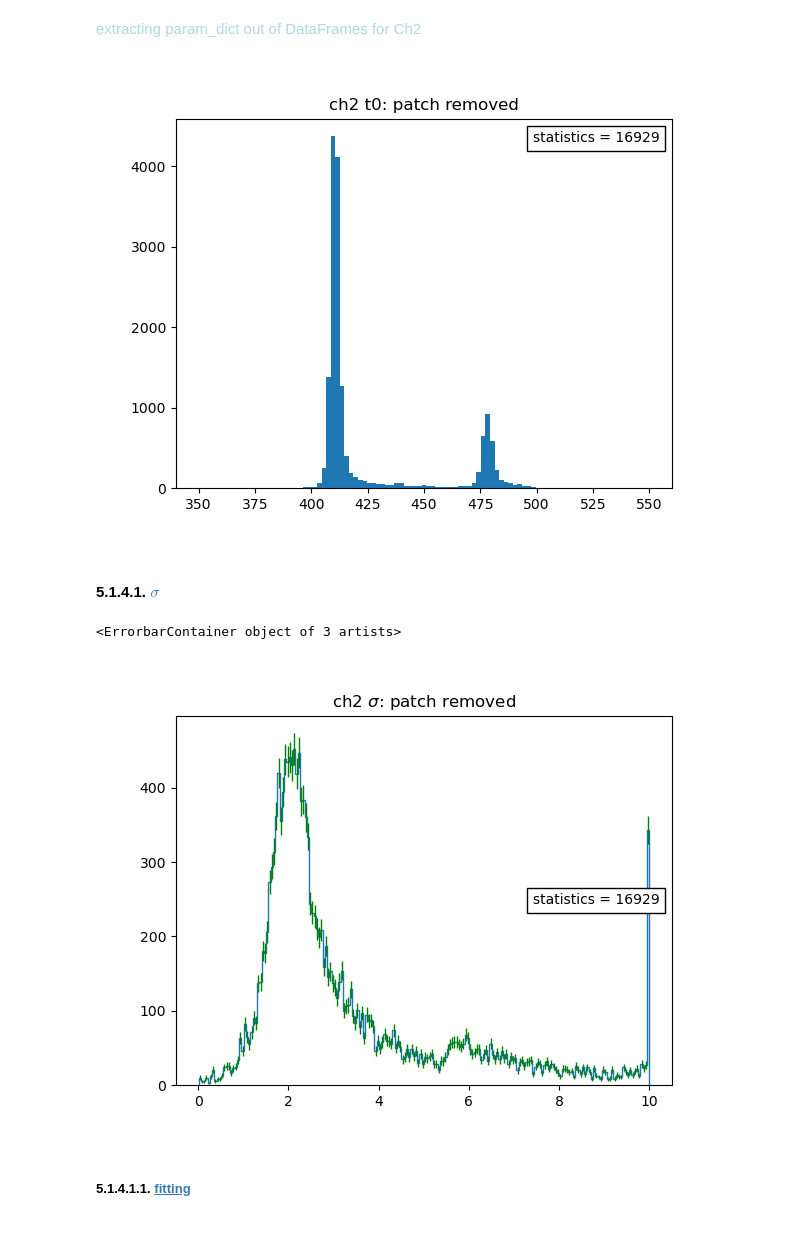
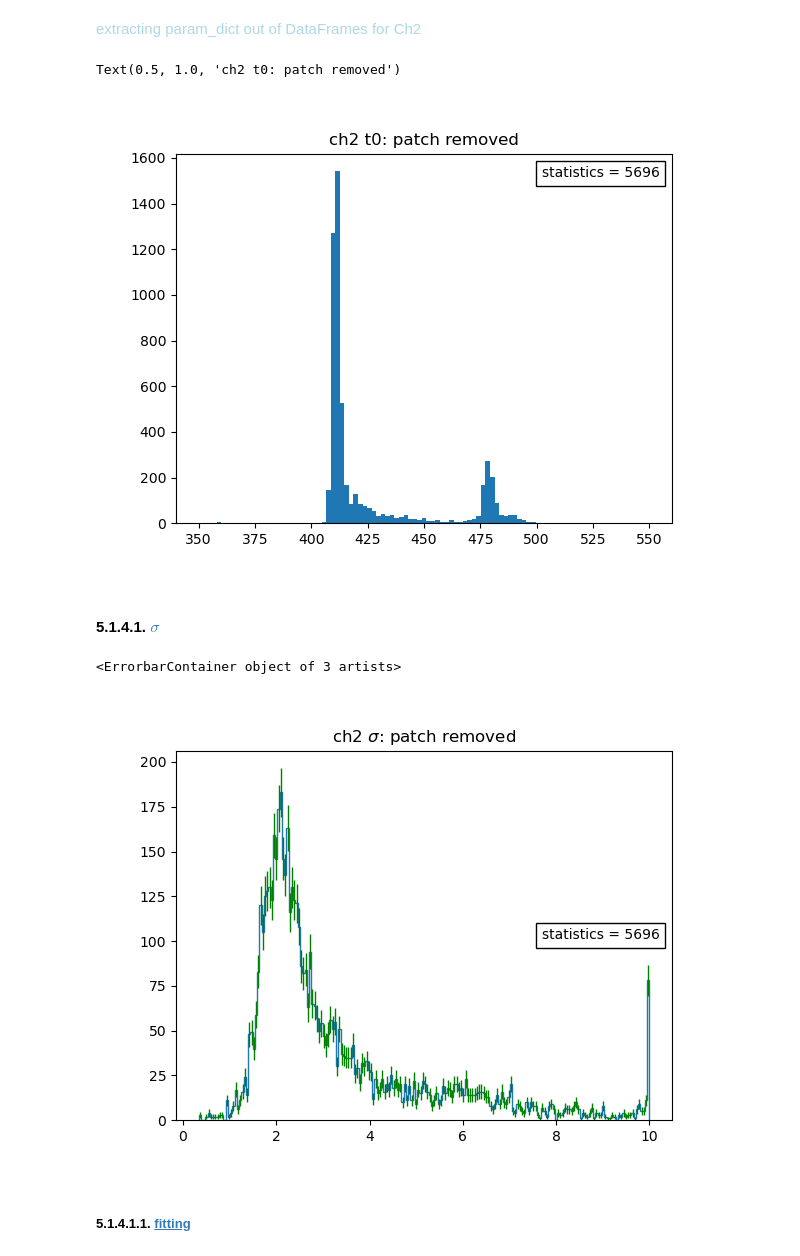
Before and after one commit to sarthchoudhary/ArGSet, a Jupyter notebook: notebooks/histogram_wf_param.ipynb, the cells around one changed output. Saved outputs shown, nothing was run; the diff lists cells and outputs as text; code cells hidden in the pictures.

```diff
--- a/notebooks/histogram_wf_param.ipynb
+++ b/notebooks/histogram_wf_param.ipynb
@@ -86,7 +86,8 @@ run_number_ls = [52, 53, 54, 61, 62, 63]
 # %%
 all_fit_catalogues = []
 for run_number in run_number_ls:
-    all_fit_catalogues.append(f'{output_folder}/fit_catalogue_run000{run_number}.pkl')
+    # all_fit_catalogues.append(f'{output_folder}/fit_catalogue_run000{run_number}.pkl')
+    all_fit_catalogues.append(f'{output_folder}/fit_catalogue_custom_run000{run_number}.pkl')
 # %%
 all_fit_catalogues
 # %% [output]
@@ -112,7 +113,8 @@ fit_dict_63 = pickle.load(open( all_fit_catalogues[4], 'rb'))
 # 3. <a id='toc3_'></a>[concatenate df's](#toc0_)
 # %%
 fit_dict_ls = [fit_dict_52, fit_dict_53, fit_dict_54, fit_dict_61, fit_dict_62, fit_dict_63]
-ch_str_ls = ['ch0', 'ch1', 'ch2']
+# ch_str_ls = ['ch0', 'ch1', 'ch2']
+ch_str_ls = ['ch2']
 
 fit_catalogue = {}
 for ch_x in ch_str_ls:
@@ -370,16 +349,15 @@ for ch_x in ['ch2']: #ch_str_ls:
 # %%
 ch_x = 'ch2'
 plt.close(22)
-plt.figure(22)
+fig22, ax22 = plt.subplots()
 text_in_box = AnchoredText(f"statistics = {len(param_dict_cut[ch_x]['t0'])}", \
                                        loc='upper right')
-ax = plt.gca()
-ax.add_artist(text_in_box)
-plt.hist(param_dict_cut[ch_x]['t0'], bins = np.linspace(350, 550, 100))
-plt.title(f"{ch_x} t0: patch removed")
-plt.show()
+ax22.add_artist(text_in_box)
+ax22.hist(param_dict_cut[ch_x]['t0'], bins = np.linspace(350, 550, 100))
+ax22.set_title(f"{ch_x} t0: patch removed")
 # %% [output]
+Text(0.5, 1.0, 'ch2 t0: patch removed')
-[figure, old version]
+[figure, new version]
 # %% [markdown]
 #### 5.1.4.1. <a id='toc5_1_4_1_'></a>[$ \sigma$](#toc0_)
 # %%
@@ -403,7 +381,7 @@ ax23.errorbar(hist_centers[:hist_content.shape[0]], hist_content, \
               yerr = np.sqrt(hist_content), elinewidth=1.0, linestyle='none', ecolor='green')
 # %% [output]
 <ErrorbarContainer object of 3 artists>
-[figure, old version]
+[figure, new version]
 # %% [markdown]
 ##### 5.1.4.1.1. <a id='toc5_1_4_1_1_'></a>[fitting](#toc0_)
 # %%
```
Also changed, not shown: parts of 40 cells of this notebook.
